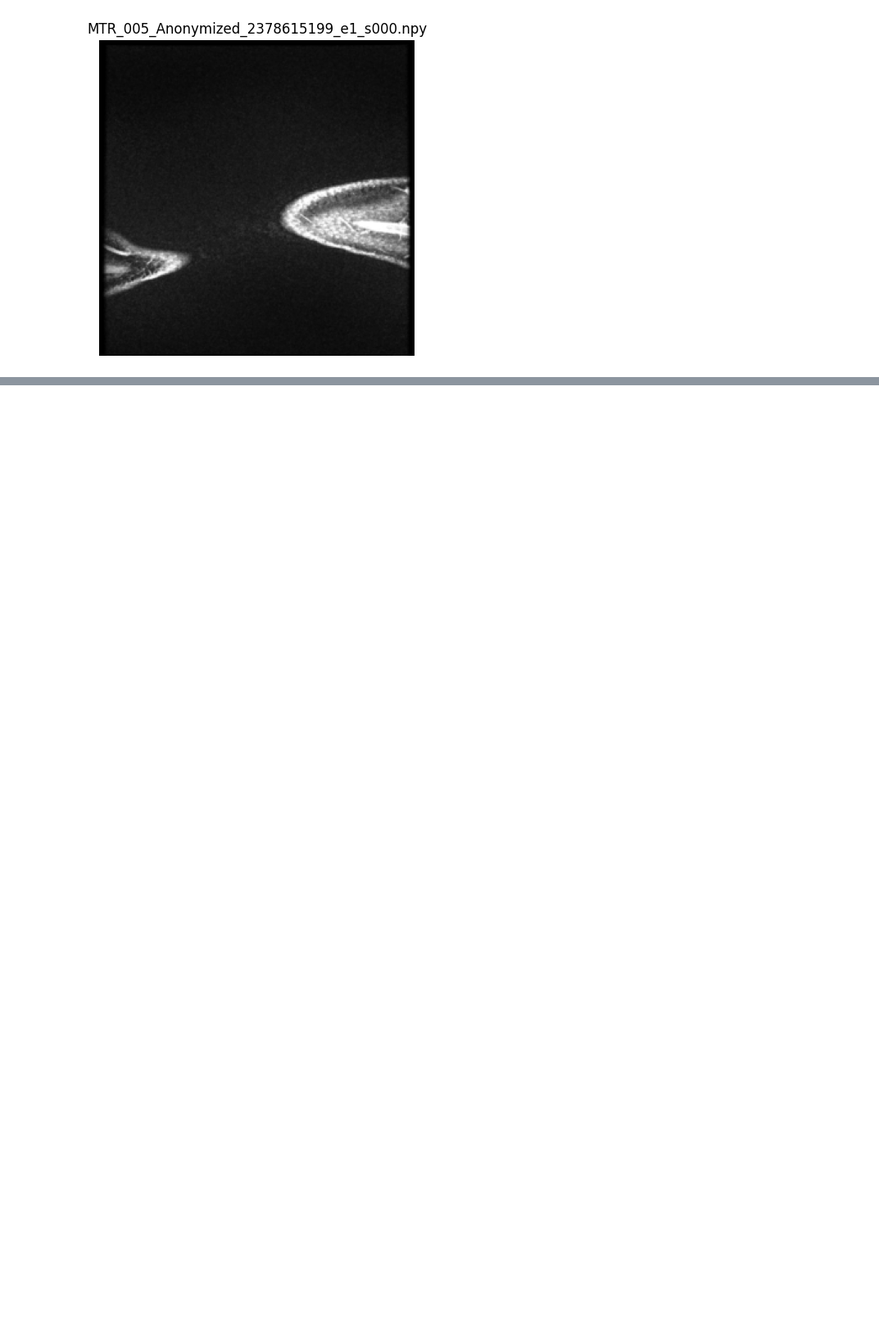
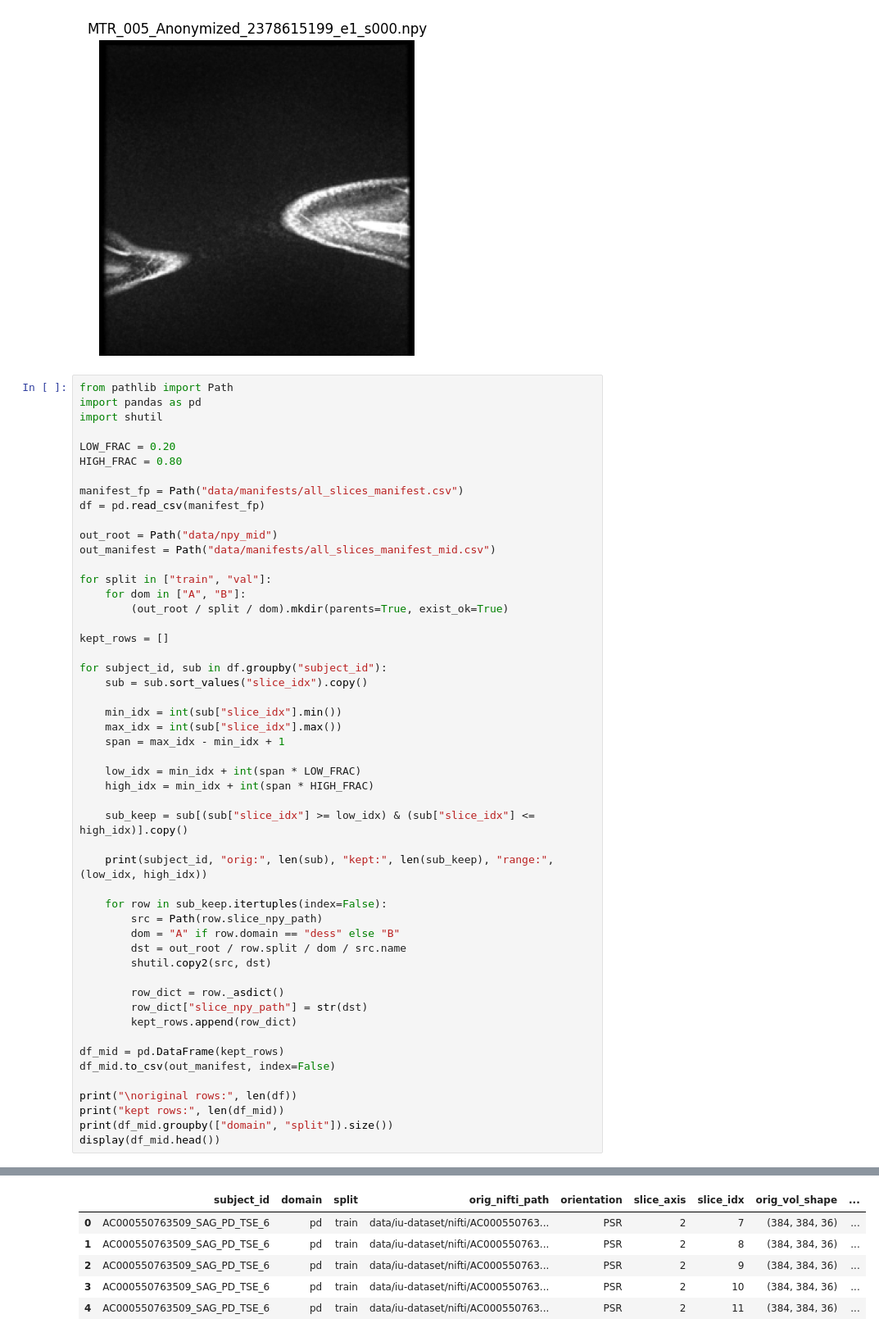
Before and after one commit to anshikabajpai23/RegGAN_domain_adaptation, a Jupyter notebook: regan_train.ipynb, the cells around one changed output, grey strips where cells are left out. Shown at 82% size. Drawn from its saved outputs; the diff is of its cells as text; blank space fills up the shorter version.

```diff
--- a/regan_train.ipynb
+++ b/regan_train.ipynb
@@ -407,3 +443,55 @@ plt.axis("off")
 plt.show()
 # %% [output]
 [figure]
+# %%
+from pathlib import Path
+import pandas as pd
+import shutil
+
+LOW_FRAC = 0.20
+HIGH_FRAC = 0.80
+
+manifest_fp = Path("data/manifests/all_slices_manifest.csv")
+df = pd.read_csv(manifest_fp)
+
+out_root = Path("data/npy_mid")
+out_manifest = Path("data/manifests/all_slices_manifest_mid.csv")
+
+for split in ["train", "val"]:
+    for dom in ["A", "B"]:
+        (out_root / split / dom).mkdir(parents=True, exist_ok=True)
+
+kept_rows = []
+
+for subject_id, sub in df.groupby("subject_id"):
+    sub = sub.sort_values("slice_idx").copy()
+
+    min_idx = int(sub["slice_idx"].min())
+    max_idx = int(sub["slice_idx"].max())
+    span = max_idx - min_idx + 1
+
+    low_idx = min_idx + int(span * LOW_FRAC)
+    high_idx = min_idx + int(span * HIGH_FRAC)
+
+    sub_keep = sub[(sub["slice_idx"] >= low_idx) & (sub["slice_idx"] <= high_idx)].copy()
+
+    print(subject_id, "orig:", len(sub), "kept:", len(sub_keep), "range:", (low_idx, high_idx))
+
+    for row in sub_keep.itertuples(index=False):
+        src = Path(row.slice_npy_path)
+        dom = "A" if row.domain == "dess" else "B"
+        dst = out_root / row.split / dom / src.name
+        shutil.copy2(src, dst)
+
+        row_dict = row._asdict()
+        row_dict["slice_npy_path"] = str(dst)
+        kept_rows.append(row_dict)
+
+df_mid = pd.DataFrame(kept_rows)
+df_mid.to_csv(out_manifest, index=False)
+
+print("\noriginal rows:", len(df))
+print("kept rows:", len(df_mid))
+print(df_mid.groupby(["domain", "split"]).size())
+display(df_mid.head())
+# %% [output]
@@ -409,0 +517,6 @@ plt.show()
+|  | subject_id | domain | split | orig_nifti_path | orientation | slice_axis | slice_idx | orig_vol_shape | ... |
+| 0 | AC000550763509_SAG_PD_TSE_6 | pd | train | data/iu-dataset/nifti/AC000550763... | PSR | 2 | 7 | (384, 384, 36) | ... |
+| 1 | AC000550763509_SAG_PD_TSE_6 | pd | train | data/iu-dataset/nifti/AC000550763... | PSR | 2 | 8 | (384, 384, 36) | ... |
+| 2 | AC000550763509_SAG_PD_TSE_6 | pd | train | data/iu-dataset/nifti/AC000550763... | PSR | 2 | 9 | (384, 384, 36) | ... |
+| 3 | AC000550763509_SAG_PD_TSE_6 | pd | train | data/iu-dataset/nifti/AC000550763... | PSR | 2 | 10 | (384, 384, 36) | ... |
+| 4 | AC000550763509_SAG_PD_TSE_6 | pd | train | data/iu-dataset/nifti/AC000550763... | PSR | 2 | 11 | (384, 384, 36) | ... |
```
Also changed, not shown: parts of 4 cells of this notebook.
